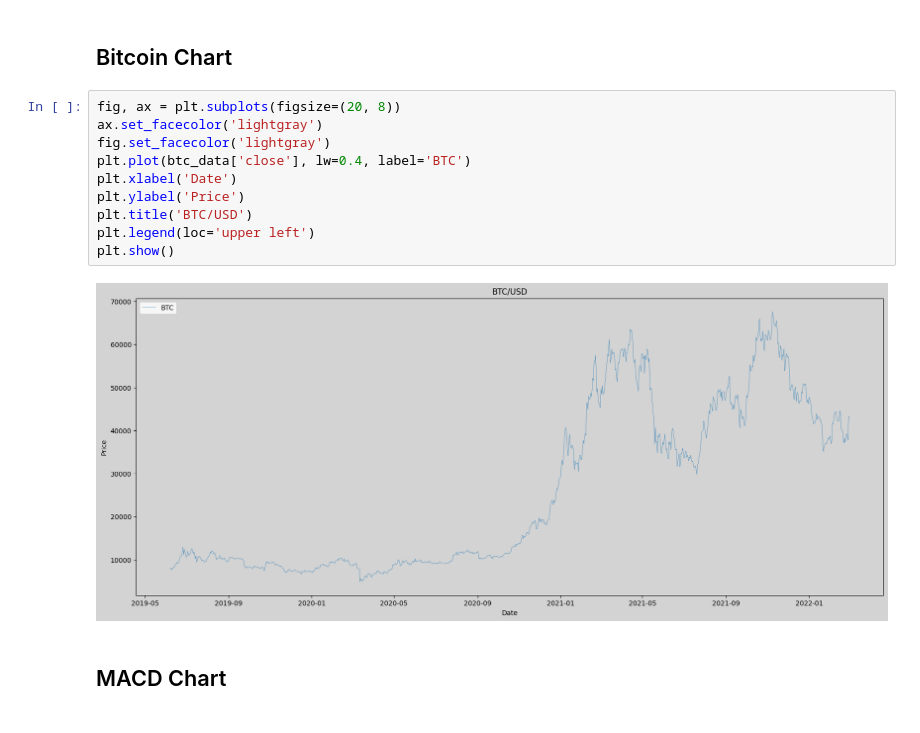
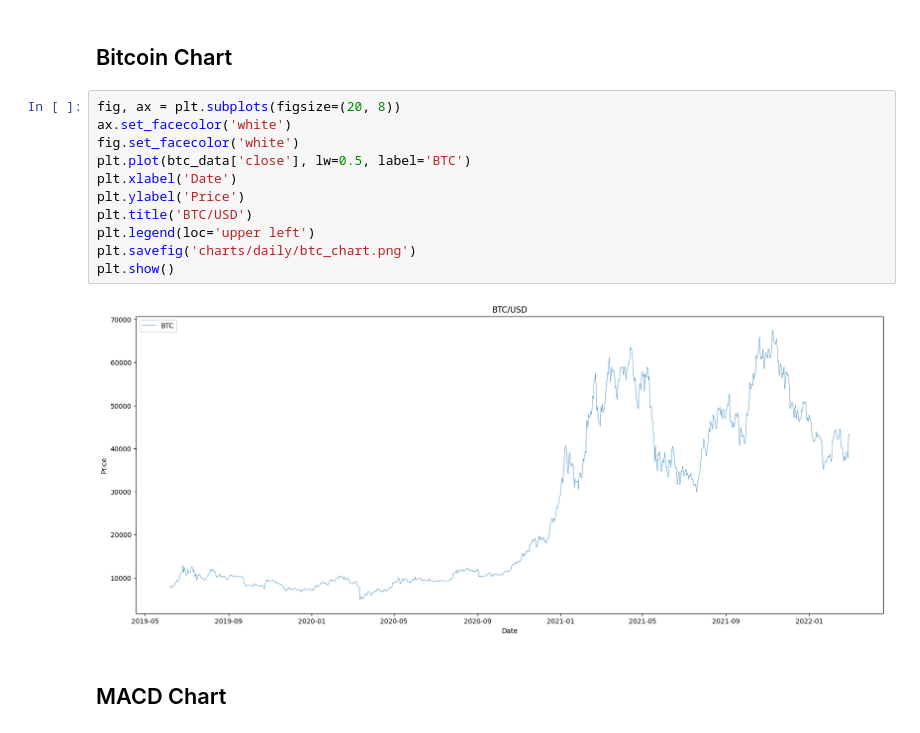
Before and after one commit to timschopinski/macd-analysis, a Jupyter notebook: main.ipynb, the cells around one changed output. Saved outputs shown, nothing was run; the diff lists cells and outputs as text.

```diff
--- a/main.ipynb
+++ b/main.ipynb
@@ -37,16 +37,17 @@ date
 <h2>Bitcoin Chart</h2
 # %%
 fig, ax = plt.subplots(figsize=(20, 8))
-ax.set_facecolor('lightgray')
-fig.set_facecolor('lightgray')
-plt.plot(btc_data['close'], lw=0.4, label='BTC')
+ax.set_facecolor('white')
+fig.set_facecolor('white')
+plt.plot(btc_data['close'], lw=0.5, label='BTC')
 plt.xlabel('Date')
 plt.ylabel('Price')
 plt.title('BTC/USD')
 plt.legend(loc='upper left')
+plt.savefig('charts/daily/btc_chart.png')
 plt.show()
 # %% [output]
-[figure, old version]
+[figure, new version]
 # %% [markdown]
 <h2>MACD Chart</h2
 # %%
```
Also changed, not shown: parts of 33 cells of this notebook, 22 other files.
